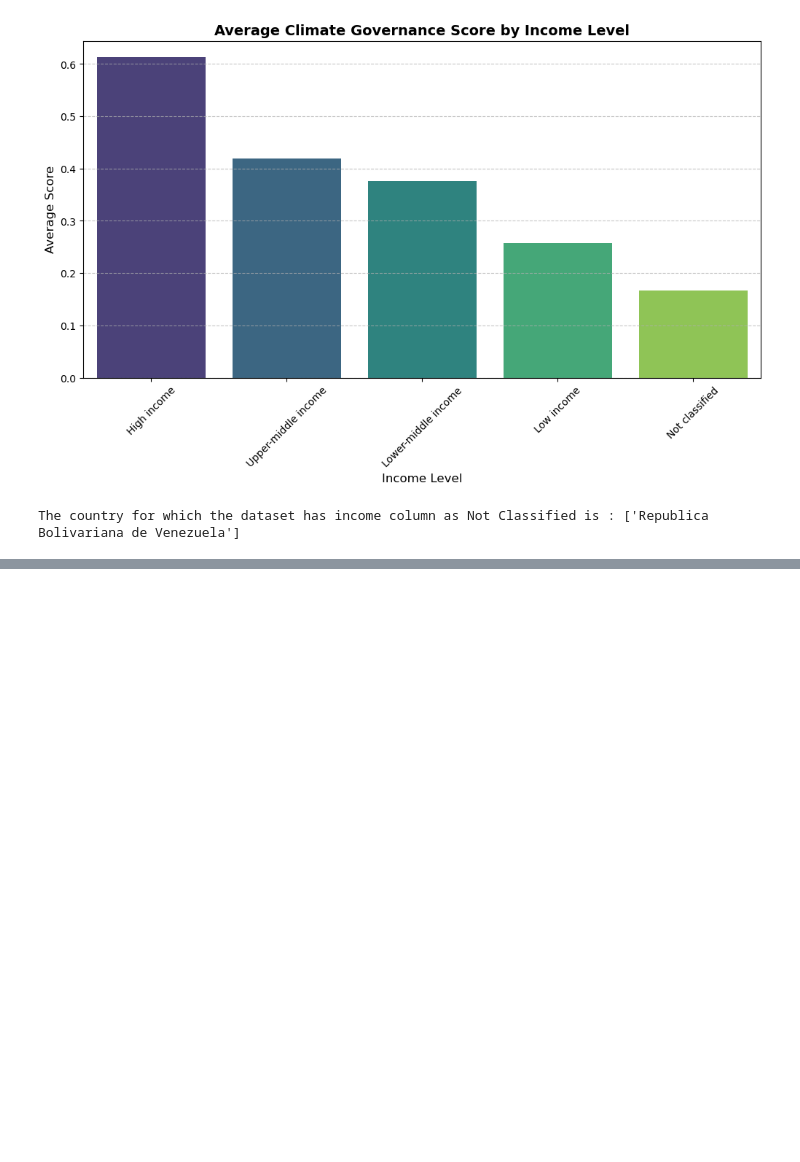
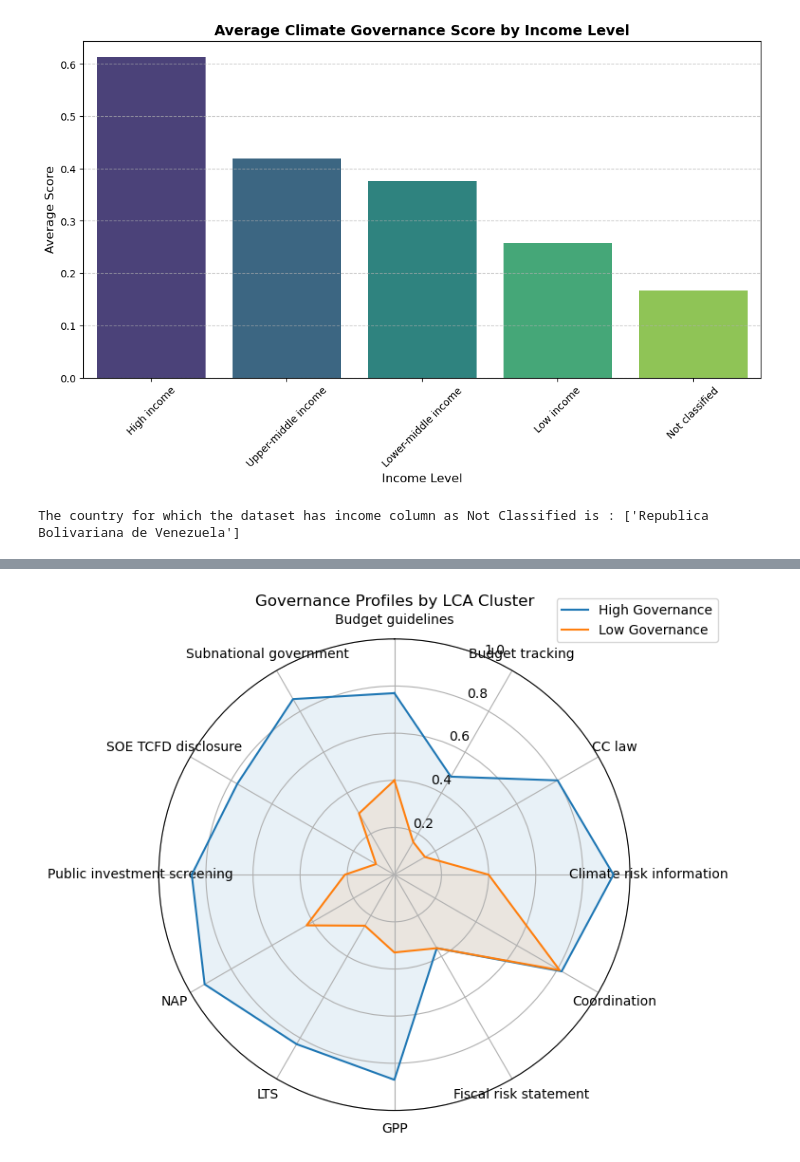
Before and after one commit to gourab1998muk/World_bank_project_42, a Jupyter notebook: notebooks/world_bank_modelling.ipynb, the cells around one changed output, grey strips where cells are left out. Drawn from its saved outputs; the diff is of its cells as text; code cells hidden in the pictures; blank space fills up the shorter version.

```diff
--- a/notebooks/world_bank_modelling.ipynb
+++ b/notebooks/world_bank_modelling.ipynb
@@ -307,0 +604,3 @@ As before, let's now plot the data as a time series using [Bokeh](https://docs.b
+# %%
+data_lca = load_data_lca(lca_df)
+data_lca.head()
@@ -307,0 +843,7 @@ As before, let's now plot the data as a time series using [Bokeh](https://docs.b
+# %%
+output = pd.DataFrame(
+    probs,
+    columns=[f'Class {i+1}' for i in range(n_classes)],
+    index=data_lca.index
+)
+output
@@ -307,0 +905,5 @@ As before, let's now plot the data as a time series using [Bokeh](https://docs.b
+# %%
+
+# Concatenate along columns (axis=1)
+lca_profiles = pd.concat([lca_df, output], axis=1)
+lca_profiles.head(5)
@@ -307,0 +918,4 @@ As before, let's now plot the data as a time series using [Bokeh](https://docs.b
+# %%
+# Summary stats per class
+output_profiles = lca_profiles.groupby('Assigned Class Label').mean().round(2)
+print(output_profiles)
@@ -307,0 +940,31 @@ As before, let's now plot the data as a time series using [Bokeh](https://docs.b
+# %%
+class_profiles = output_profiles.copy()
+
+# Reformat the data
+radar_df = class_profiles.drop(columns=['Class 1', 'Class 2', 'Assigned Class'])
+categories = list(radar_df.columns)
+num_vars = len(categories)
+
+# Convert to angles
+angles = np.linspace(0, 2 * np.pi, num_vars, endpoint=False).tolist()
+angles += angles[:1]  # complete the loop
+
+# Plot
+fig, ax = plt.subplots(figsize=(8, 6), subplot_kw=dict(polar=True))
+for label, row in radar_df.iterrows():
+    values = row.tolist()
+    values += values[:1]
+    ax.plot(angles, values, label=label)
+    ax.fill(angles, values, alpha=0.1)
+
+# Formatting
+ax.set_theta_offset(np.pi / 2)
+ax.set_theta_direction(-1)
+ax.set_thetagrids(np.degrees(angles[:-1]), categories)
+ax.set_ylim(0, 1)
+plt.legend(loc='upper right', bbox_to_anchor=(1.2, 1.1))
+plt.title('Governance Profiles by LCA Cluster')
+plt.tight_layout()
+plt.show()
+# %% [output]
+[figure, added]
```
Also changed, not shown: parts of 44 cells of this notebook, 7 other files.
